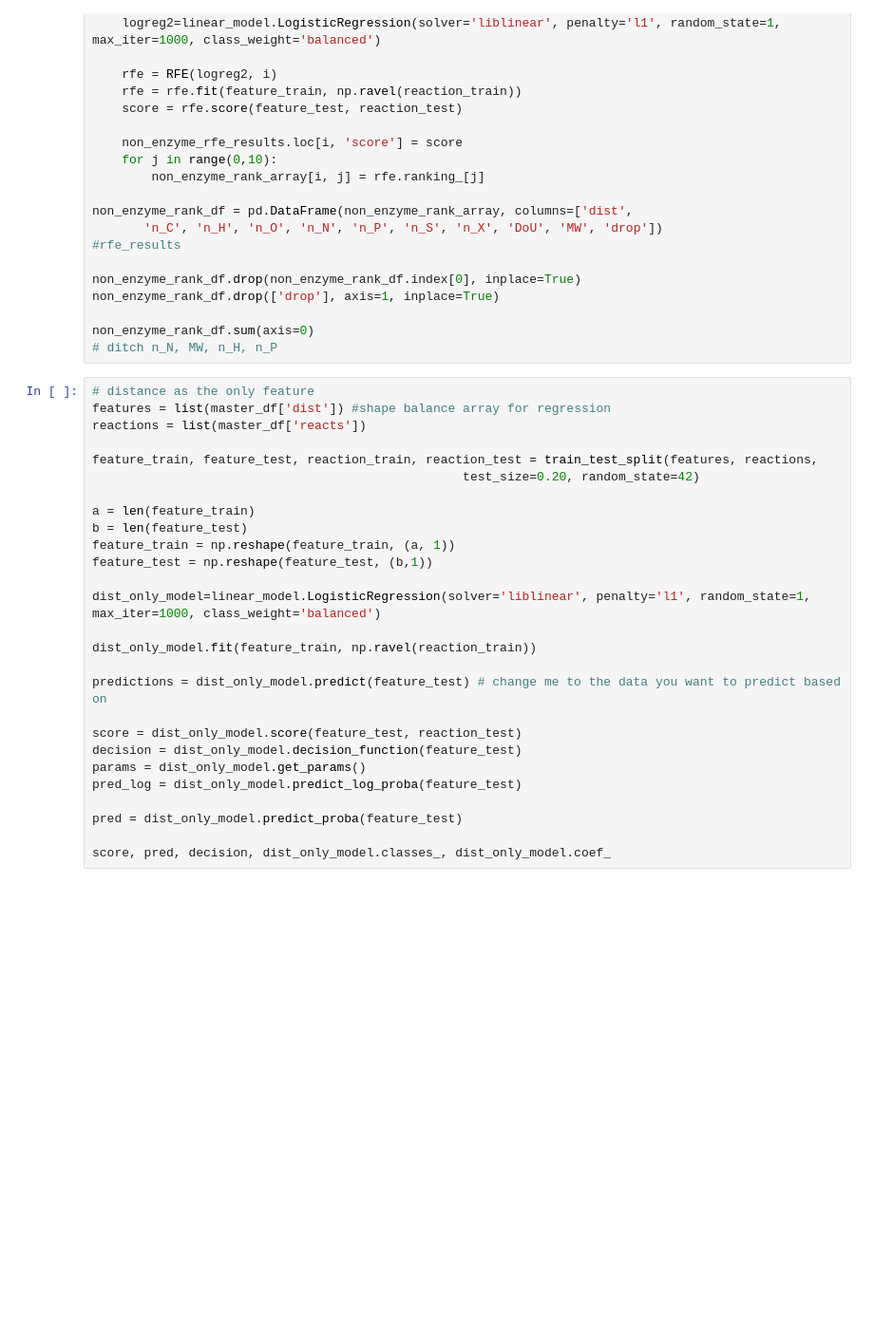
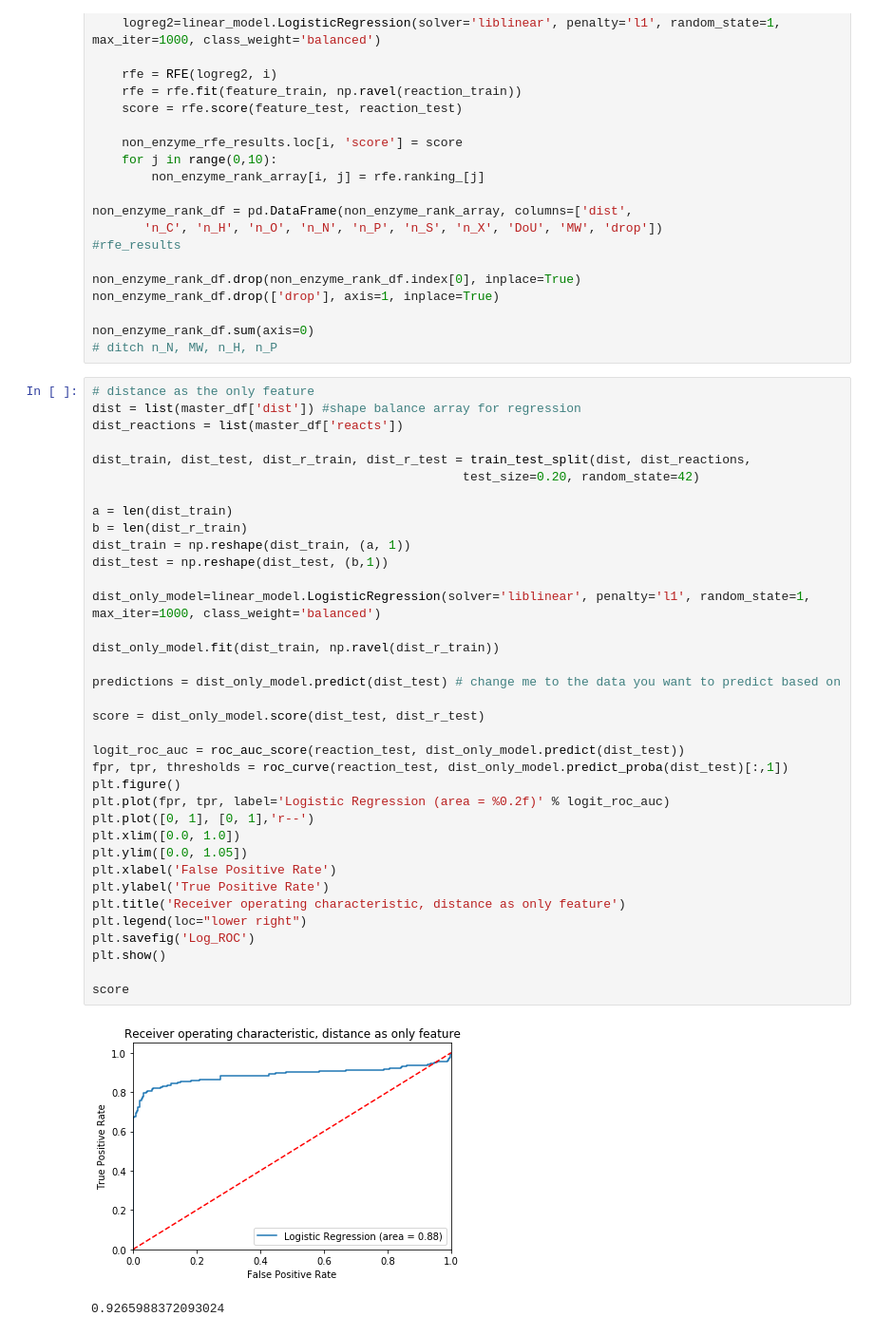
Before and after one commit to theicechol/metamoles, a Jupyter notebook: notebooks/model_creation.ipynb, the cells around one changed output. Shown: that part at 95% size. Drawn from its saved outputs; the diff is of its cells as text; blank space fills up the shorter version.

```diff
--- a/notebooks/model_creation.ipynb
+++ b/notebooks/model_creation.ipynb
@@ -330,28 +381,40 @@ non_enzyme_rank_df.sum(axis=0)
 # ditch n_N, MW, n_H, n_P
 # %%
 # distance as the only feature
-features = list(master_df['dist']) #shape balance array for regression
-reactions = list(master_df['reacts'])
+dist = list(master_df['dist']) #shape balance array for regression
+dist_reactions = list(master_df['reacts'])
 
-feature_train, feature_test, reaction_train, reaction_test = train_test_split(features, reactions,
+dist_train, dist_test, dist_r_train, dist_r_test = train_test_split(dist, dist_reactions,
                                                   test_size=0.20, random_state=42)
 
-a = len(feature_train)
-b = len(feature_test)
-feature_train = np.reshape(feature_train, (a, 1))
-feature_test = np.reshape(feature_test, (b,1))
+a = len(dist_train)
+b = len(dist_r_train)
+dist_train = np.reshape(dist_train, (a, 1))
+dist_test = np.reshape(dist_test, (b,1))
 
 dist_only_model=linear_model.LogisticRegression(solver='liblinear', penalty='l1', random_state=1, max_iter=1000, class_weight='balanced')
 
-dist_only_model.fit(feature_train, np.ravel(reaction_train))
+dist_only_model.fit(dist_train, np.ravel(dist_r_train))
 
-predictions = dist_only_model.predict(feature_test) # change me to the data you want to predict based on
+predictions = dist_only_model.predict(dist_test) # change me to the data you want to predict based on
 
-score = dist_only_model.score(feature_test, reaction_test)
-decision = dist_only_model.decision_function(feature_test)
-params = dist_only_model.get_params()
-pred_log = dist_only_model.predict_log_proba(feature_test)
+score = dist_only_model.score(dist_test, dist_r_test)
 
-pred = dist_only_model.predict_proba(feature_test)
+logit_roc_auc = roc_auc_score(reaction_test, dist_only_model.predict(dist_test))
+fpr, tpr, thresholds = roc_curve(reaction_test, dist_only_model.predict_proba(dist_test)[:,1])
+plt.figure()
+plt.plot(fpr, tpr, label='Logistic Regression (area = %0.2f)' % logit_roc_auc)
+plt.plot([0, 1], [0, 1],'r--')
+plt.xlim([0.0, 1.0])
+plt.ylim([0.0, 1.05])
+plt.xlabel('False Positive Rate')
+plt.ylabel('True Positive Rate')
+plt.title('Receiver operating characteristic, distance as only feature')
+plt.legend(loc="lower right")
+plt.savefig('Log_ROC')
+plt.show()
 
-score, pred, decision, dist_only_model.classes_, dist_only_model.coef_
+score
+# %% [output]
+[figure, added]
+0.9265988372093024
```
Also changed, not shown: parts of 23 cells of this notebook.
